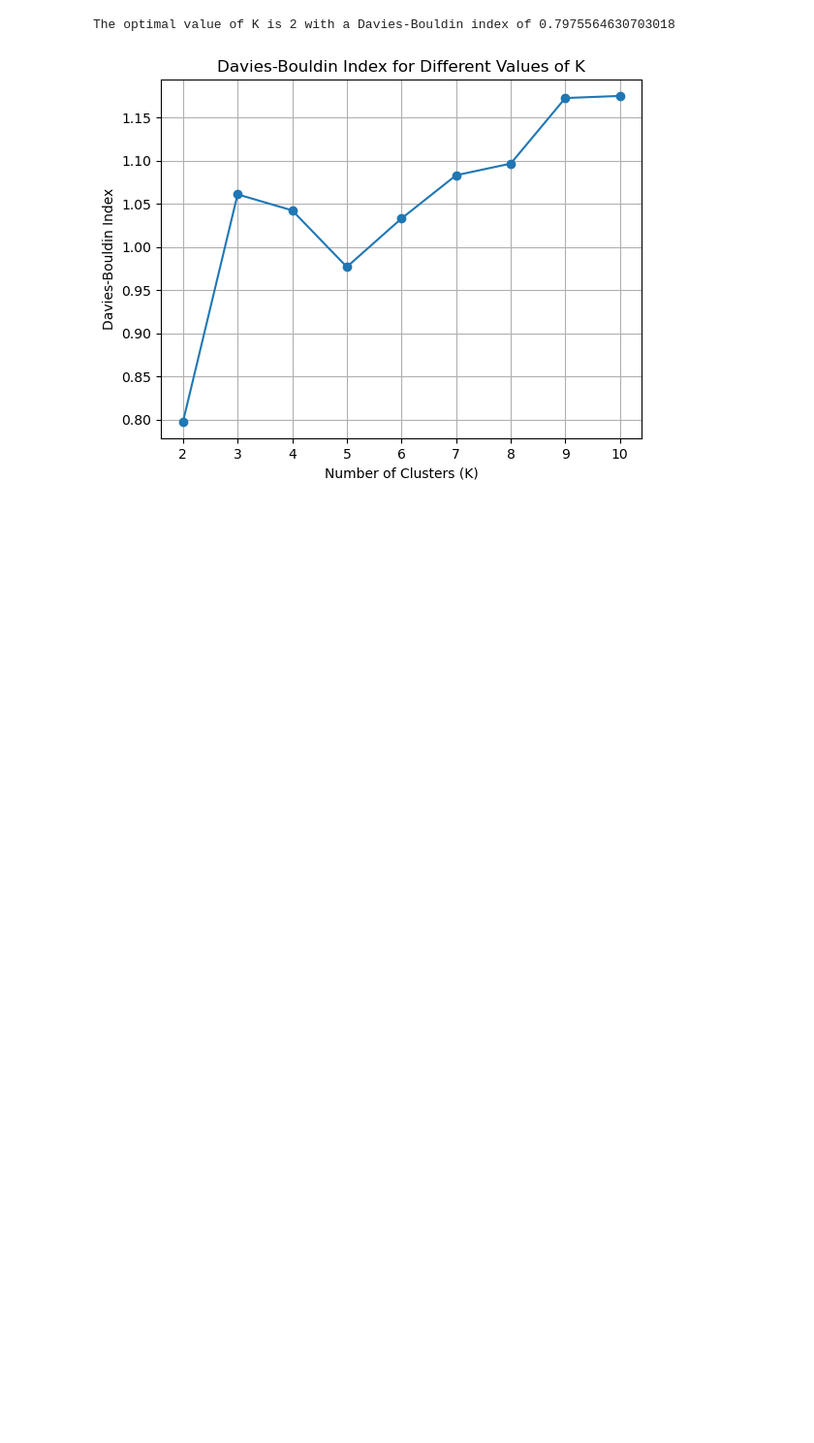
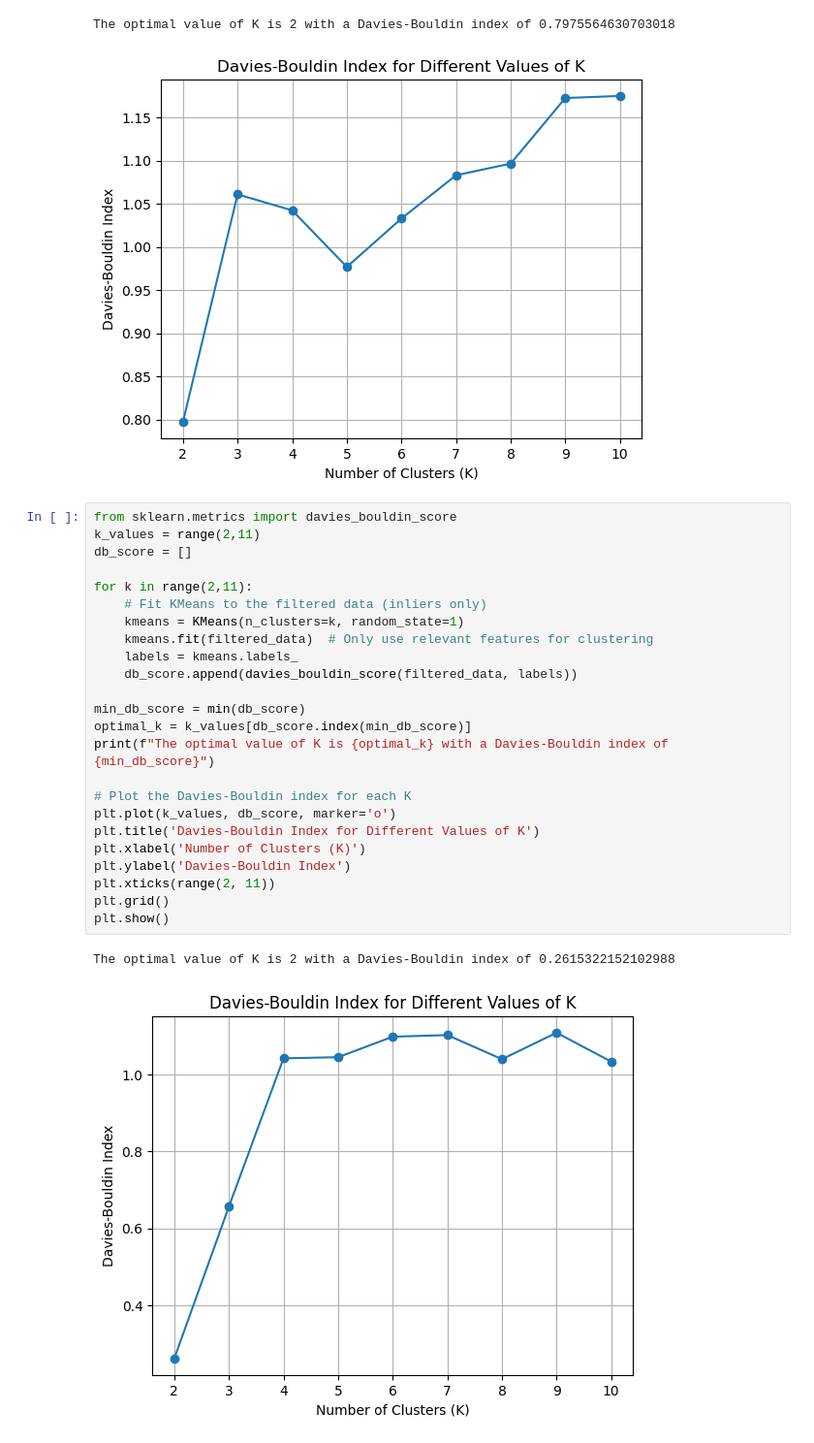
Before and after one commit to linusedman/Data-mining-I, a Jupyter notebook: A3/assignment_3.ipynb, the cells around one changed output. Shown at 97% size. Saved outputs shown, nothing was run; the diff lists cells and outputs as text; blank space fills up the shorter version.

```diff
--- a/A3/assignment_3.ipynb
+++ b/A3/assignment_3.ipynb
@@ -137,3 +210,30 @@ plt.show()
 # %% [output]
 The optimal value of K is 2 with a Davies-Bouldin index of 0.7975564630703018
 [figure]
+# %%
+from sklearn.metrics import davies_bouldin_score
+k_values = range(2,11)
+db_score = []
+
+for k in range(2,11):
+    # Fit KMeans to the filtered data (inliers only)
+    kmeans = KMeans(n_clusters=k, random_state=1)
+    kmeans.fit(filtered_data)  # Only use relevant features for clustering
+    labels = kmeans.labels_
+    db_score.append(davies_bouldin_score(filtered_data, labels))
+
+min_db_score = min(db_score)
+optimal_k = k_values[db_score.index(min_db_score)]
+print(f"The optimal value of K is {optimal_k} with a Davies-Bouldin index of {min_db_score}")
+
+# Plot the Davies-Bouldin index for each K
+plt.plot(k_values, db_score, marker='o')
+plt.title('Davies-Bouldin Index for Different Values of K')
+plt.xlabel('Number of Clusters (K)')
+plt.ylabel('Davies-Bouldin Index')
+plt.xticks(range(2, 11))
+plt.grid()
+plt.show()
+# %% [output]
+The optimal value of K is 2 with a Davies-Bouldin index of 0.2615322152102988
+[figure, added]
```
Also changed, not shown: parts of 6 cells of this notebook.
